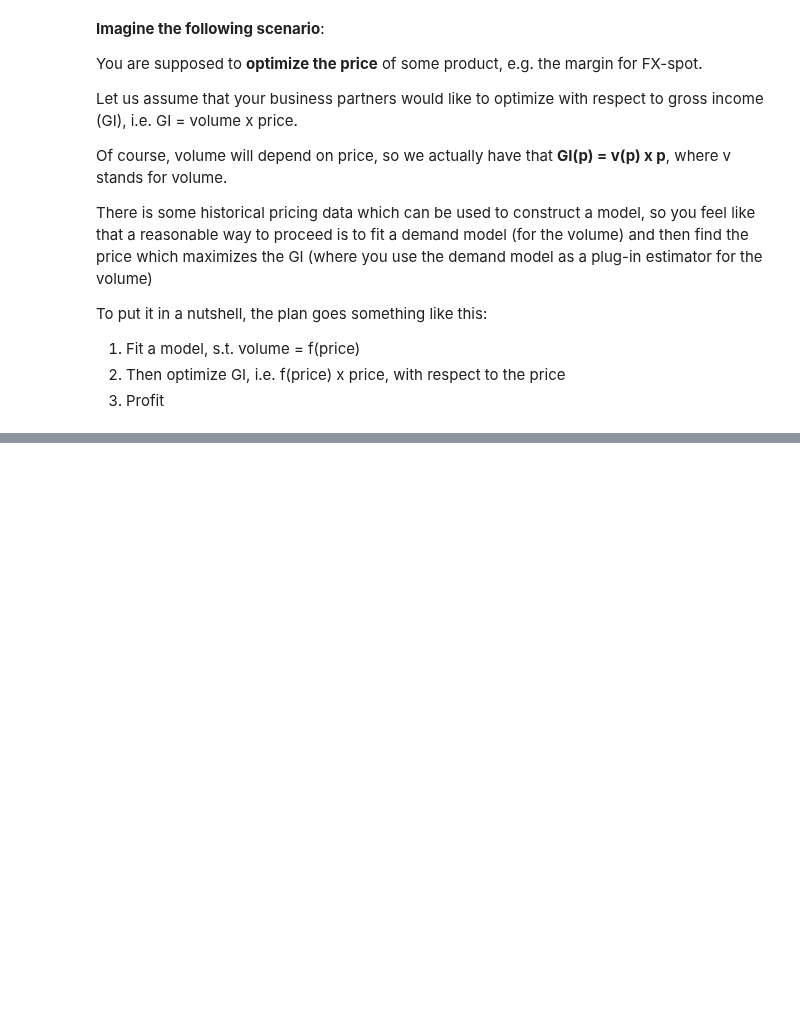
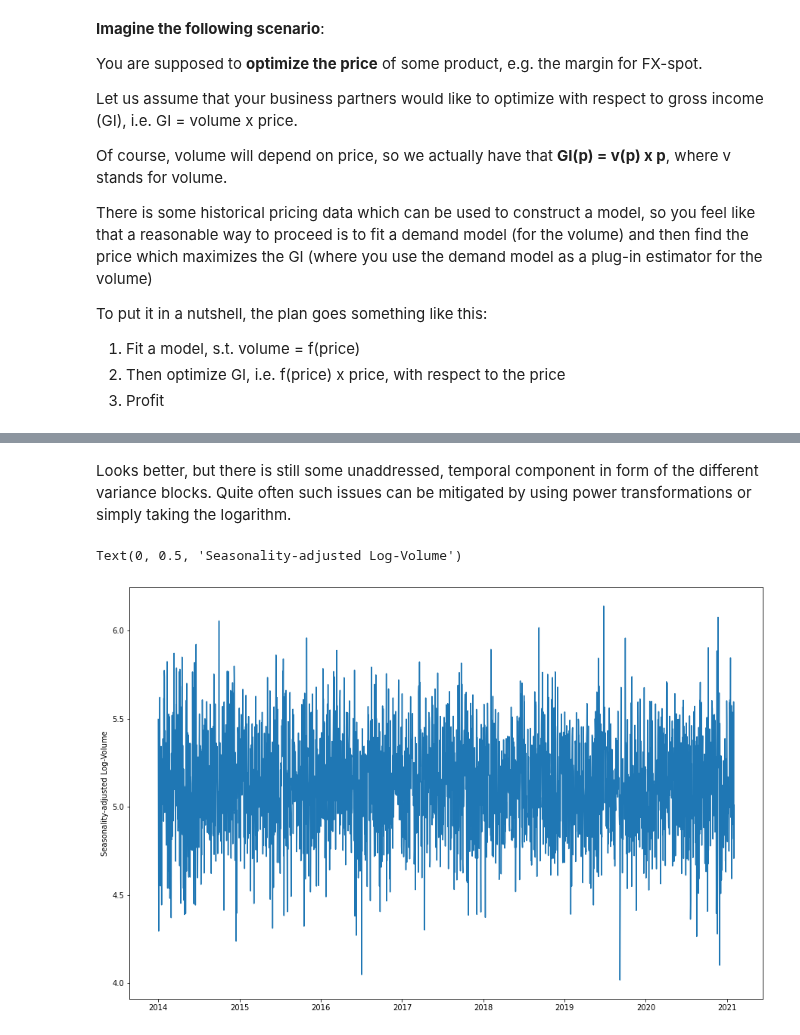
Before and after one commit to RoetGer/decisions-under-uncertainty, a Jupyter notebook: forecasting_sorrows.ipynb, the cells around one changed output, grey strips where cells are left out. Saved outputs shown, nothing was run; the diff lists cells and outputs as text; code cells hidden in the pictures; blank space fills up the shorter version.

```diff
--- a/forecasting_sorrows.ipynb
+++ b/forecasting_sorrows.ipynb
@@ -586,0 +139,10 @@ DatetimeIndex(['2014-01-01', '2014-01-02', '2014-01-03', '2014-01-04',
+# %% [markdown]
+Looks better, but there is still some unaddressed, temporal component in form of the different variance blocks. Quite often such issues can be mitigated by using power transformations or simply taking the logarithm.
+# %%
+hist_price["log_volume"] = np.log(hist_price.volume)
+hist_price["deseas_log_volume"] = dseas.fit_transform(hist_price.log_volume)
+plt.plot(hist_price.deseas_log_volume)
+plt.ylabel("Seasonality-adjusted Log-Volume")
+# %% [output]
+Text(0, 0.5, 'Seasonality-adjusted Log-Volume')
+[figure, added]
```
Also changed, not shown: parts of 96 cells of this notebook.
